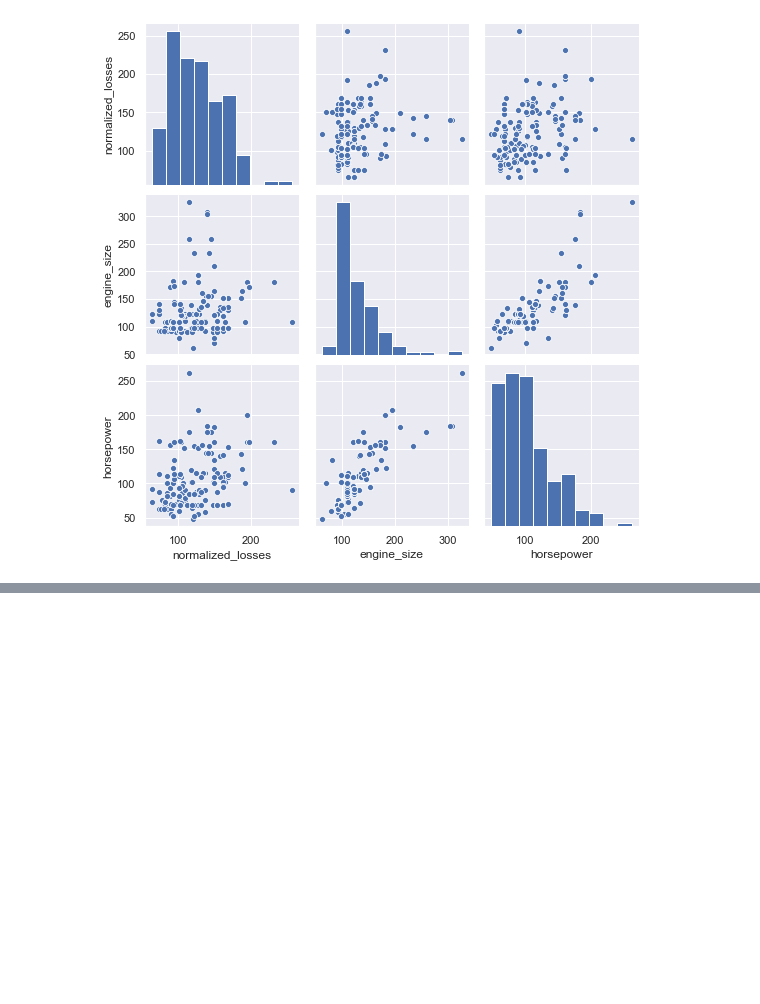
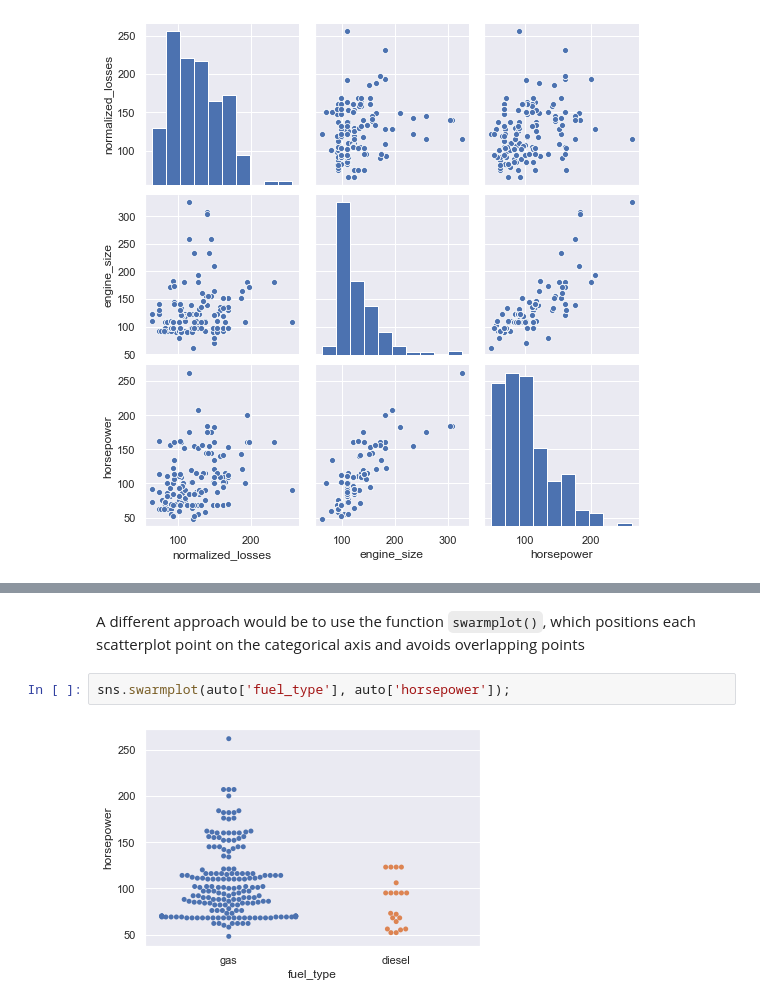
Before and after one commit to pcopley/uta-aiml, a Jupyter notebook: 02 Python Visualization/Visualizations.ipynb, the cells around one changed output, grey strips where cells are left out. Drawn from its saved outputs; the diff is of its cells as text; blank space fills up the shorter version.

```diff
--- a/02 Python Visualization/Visualizations.ipynb
+++ b/02 Python Visualization/Visualizations.ipynb
@@ -62,0 +74,6 @@ sns.pairplot(auto[['normalized_losses', 'engine_size', 'horsepower']]);
+# %% [markdown]
+A different approach would be to use the function `swarmplot()`, which positions each scatterplot point on the categorical axis and avoids overlapping points
+# %%
+sns.swarmplot(auto['fuel_type'], auto['horsepower']);
+# %% [output]
+[figure, added]
```
Also changed, not shown: parts of 24 cells of this notebook.
